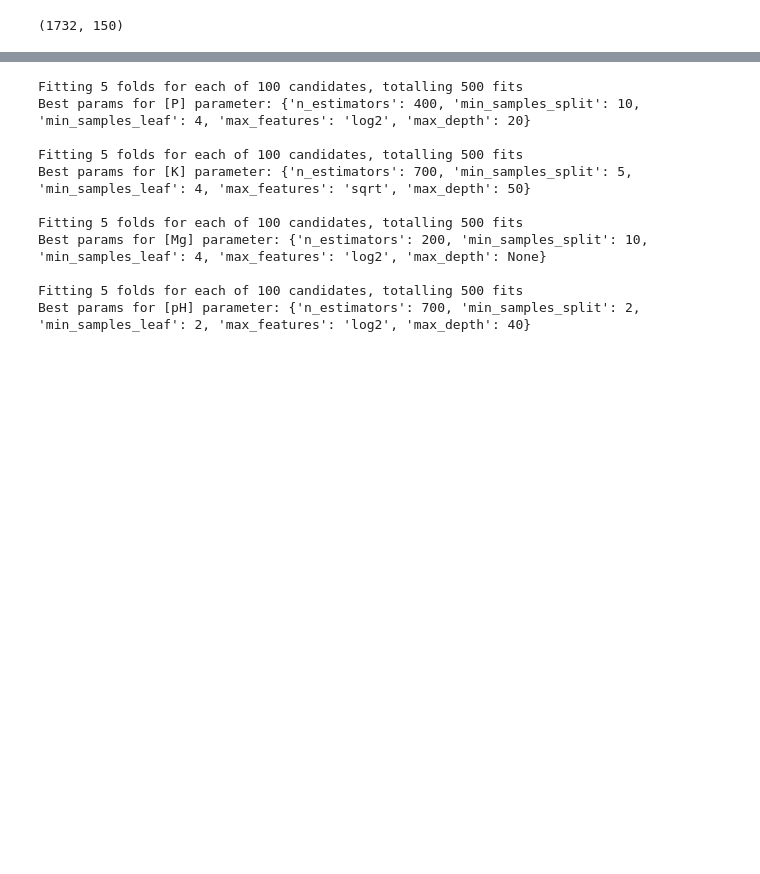
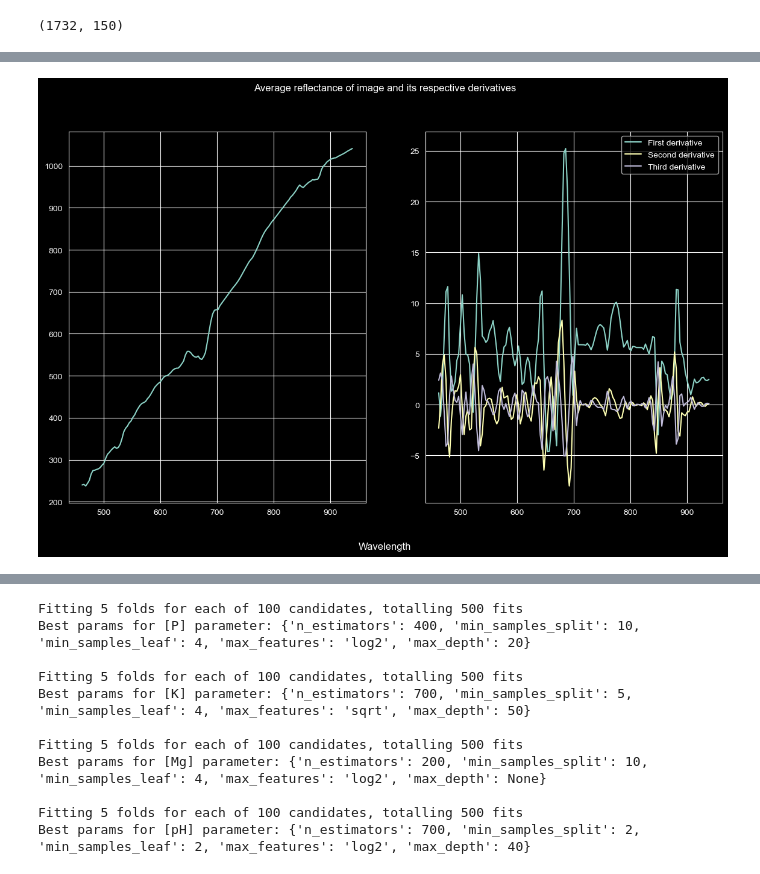
Before and after one commit to igorkotlarz1/io-hyperview-challenge, a Jupyter notebook: Code/main.ipynb, the cells around one changed output, grey strips where cells are left out. Saved outputs shown, nothing was run; the diff lists cells and outputs as text; code cells hidden in the pictures; blank space fills up the shorter version.

```diff
--- a/Code/main.ipynb
+++ b/Code/main.ipynb
@@ -33,0 +43,5 @@ X.shape
+# %%
+#Calculating and plotting first, second and third order derivatives of avg spectral reflectance curve
+Explorer.plot_image_derivatives(image_data, wl)
+# %% [output]
+[figure, added]
```
Also changed, not shown: parts of 5 cells of this notebook, 2 other files.
